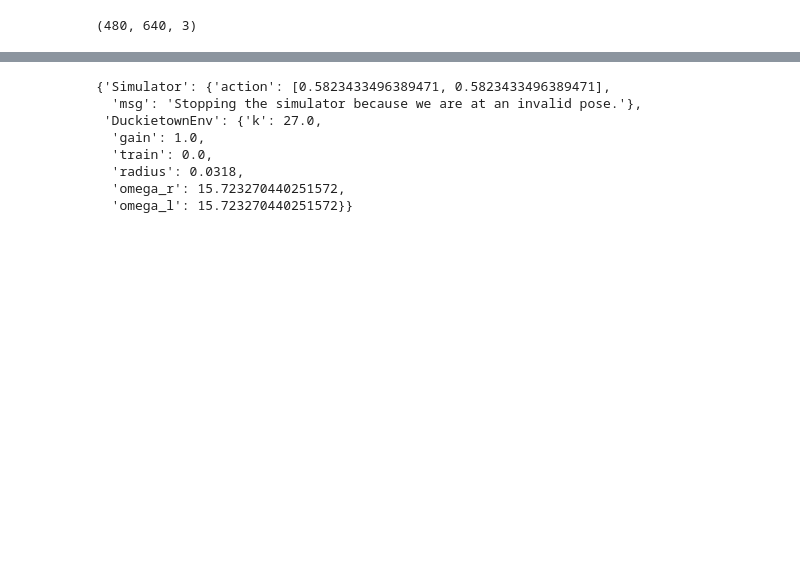
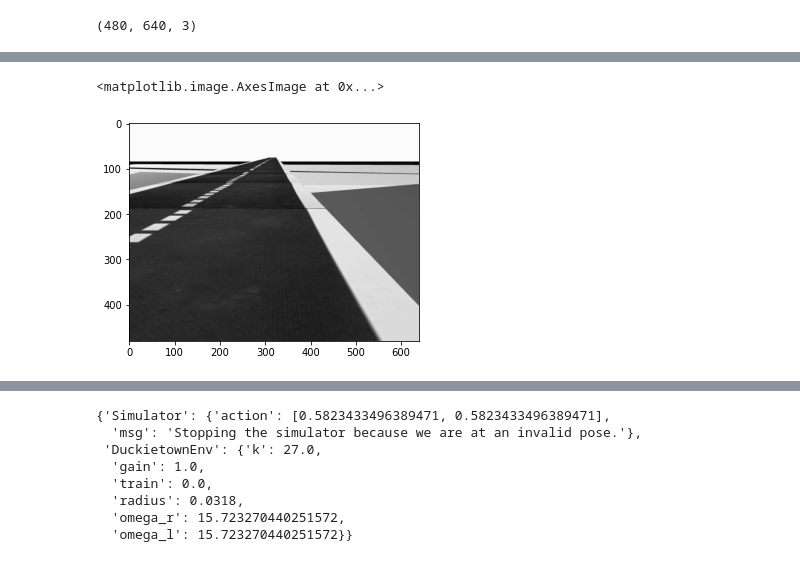
Before and after one commit to goncamateus/patocin, a Jupyter notebook: perception/testes.ipynb, the cells around one changed output, grey strips where cells are left out. Drawn from its saved outputs; the diff is of its cells as text; code cells hidden in the pictures; blank space fills up the shorter version.

```diff
--- a/perception/testes.ipynb
+++ b/perception/testes.ipynb
@@ -80,0 +95,5 @@ obs.shape
+# %%
+plt.imshow(gray, cmap='gray')
+# %% [output]
+<matplotlib.image.AxesImage at 0x...>
+[figure, added]
```
Also changed, not shown: parts of 29 cells of this notebook.
